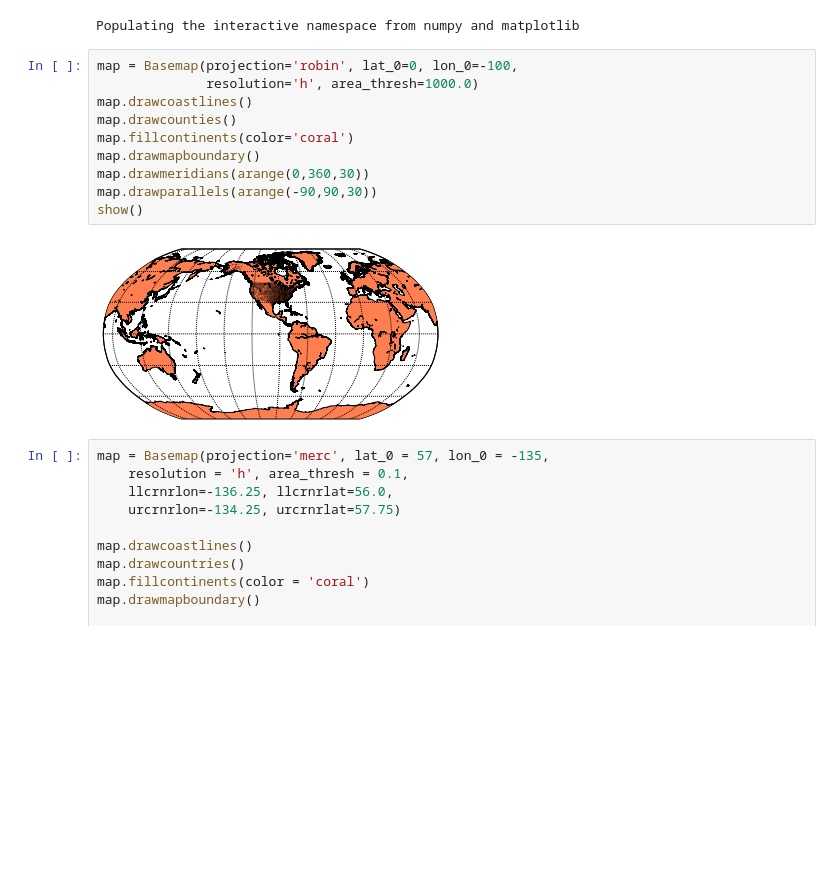
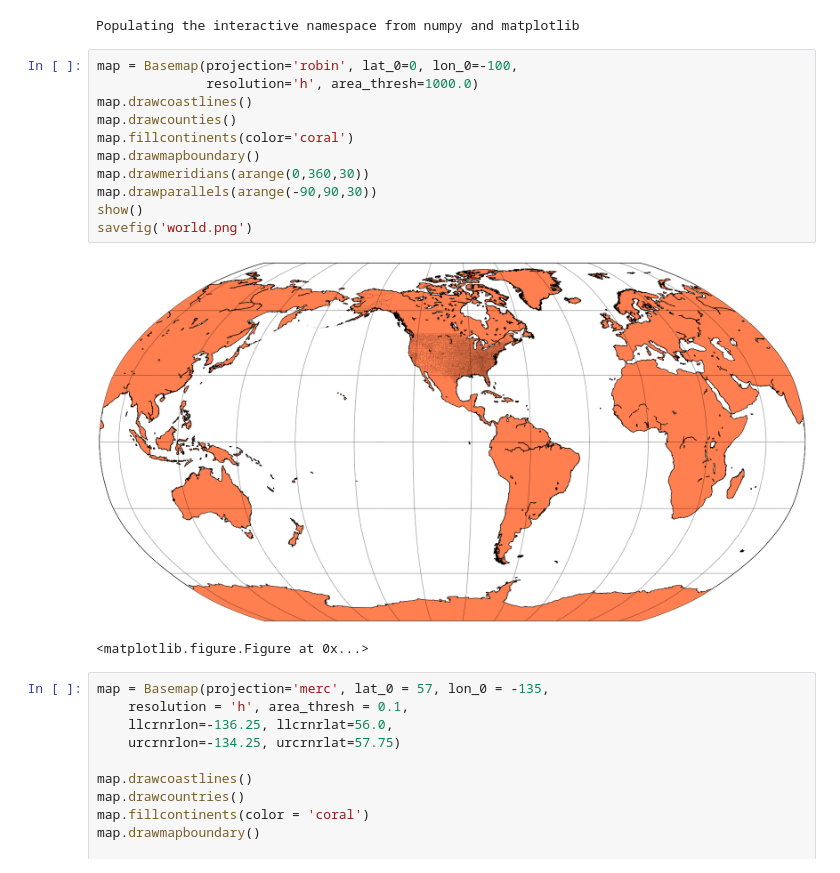
Before and after one commit to JC-AlfonsoR/CM20151_HW4_CamiloAlfonso, a Jupyter notebook: Rios_y_Oceanos/Rios.ipynb, the cells around one changed output. Saved outputs shown, nothing was run; the diff lists cells and outputs as text; blank space fills up the shorter version.

```diff
--- a/Rios_y_Oceanos/Rios.ipynb
+++ b/Rios_y_Oceanos/Rios.ipynb
@@ -109,15 +123,17 @@ Populating the interactive namespace from numpy and matplotlib
 # %%
 map = Basemap(projection='robin', lat_0=0, lon_0=-100,
               resolution='h', area_thresh=1000.0)
 map.drawcoastlines()
 map.drawcounties()
 map.fillcontinents(color='coral')
 map.drawmapboundary()
 map.drawmeridians(arange(0,360,30))
 map.drawparallels(arange(-90,90,30))
 show()
+savefig('world.png')
 # %% [output]
-[figure, old version]
+[figure, new version]
+<matplotlib.figure.Figure at 0x...>
 # %%
 map = Basemap(projection='merc', lat_0 = 57, lon_0 = -135,
     resolution = 'h', area_thresh = 0.1,
```
Also changed, not shown: parts of 5 cells of this notebook, 2 other files.
